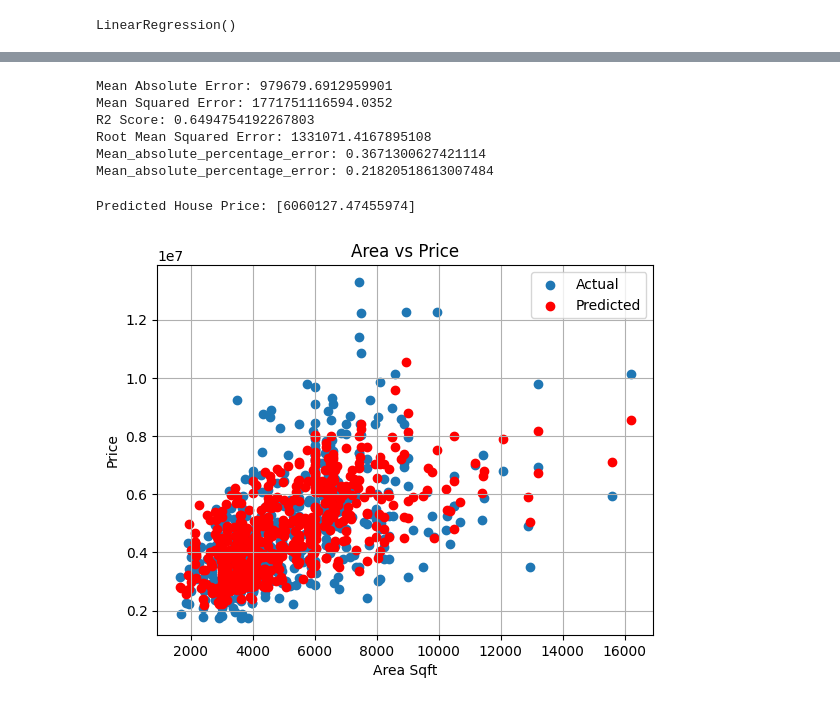
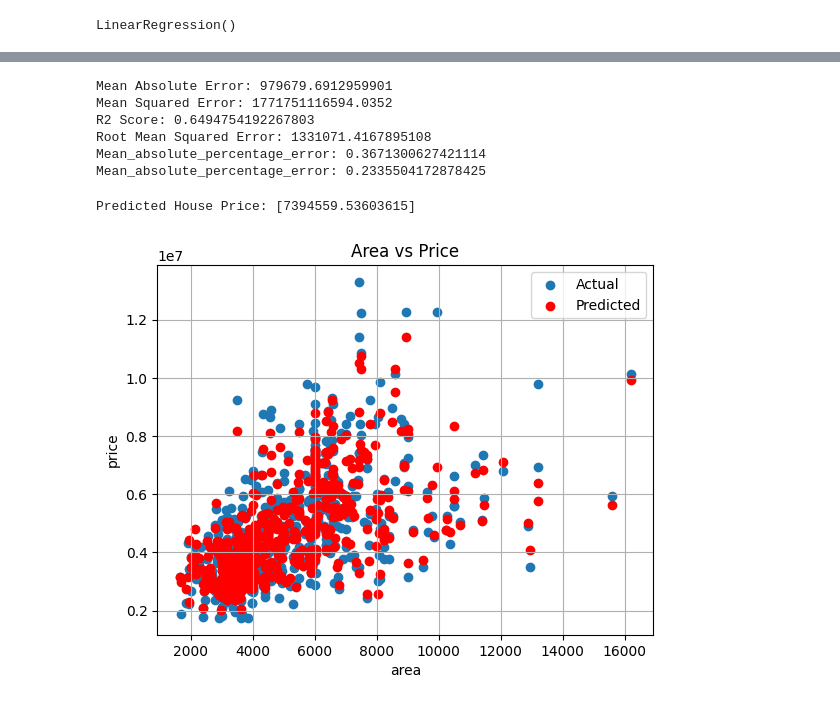
Before and after one commit to hajirafkhalid2219/AI-VIDYA, a Jupyter notebook: house_price_AV.ipynb, the cells around one changed output, grey strips where cells are left out. Cells and saved outputs as stored; diff of their text form; code cells hidden in the pictures.

```diff
--- a/house_price_AV.ipynb
+++ b/house_price_AV.ipynb
@@ -51,11 +51,13 @@ dtypes: int64(6), object(7)
 memory usage: 55.5+ KB
 # %%
 #Convert dat types to numbers
-binary_cols = ['mainroad', 'guestroom', 'basement', 'hotwaterheating', 'airconditioning', 'prefarea', 'furnishingstatus']
-for col in binary_cols:
+# Separate binary 'yes'/'no' columns from 'furnishingstatus'
+yes_no_cols = ['mainroad', 'guestroom', 'basement', 'hotwaterheating', 'airconditioning', 'prefarea']
+for col in yes_no_cols:
     df[col] = df[col].replace({'yes': 1, 'no': 0})
-    df[col]=df[col].replace('unfurnished',0)
-    df[col]=df[col].replace('semi-furnished',1)
-    df[col]=df[col].replace('furnished',2 )
-    print(df.head(10))
+
+# Ordinally encode 'furnishingstatus'
+df['furnishingstatus'] = df['furnishingstatus'].replace({'unfurnished': 0, 'semi-furnished': 1, 'furnished': 2})
+
+print(df.head(5))
 # %% [output]
@@ -196,21 +211,0 @@ plt.show()
-# %%
-df = pd.DataFrame(df)
-
-# Select the top 5 rows for prediction/fitting
-df_top5 = df.head(5)
-# Prepare data (X must be 2D)
-X_train = df_top5[['area', 'bedrooms','bathrooms','stories','basement','guestroom']]
-y_train = df_top5['price']
-
-
-# Initialize and fit the model
-model = LinearRegression()
-model.fit(X_train, y_train)
-
-# Predict on the same top 5 rows
-predictions = model.predict(X_train)
-
-# Display results
-df_top5 = df_top5.copy()
-df_top5['Predicted'] = predictions
-print(df_top5)
@@ -272,29 +246,33 @@ Mean Squared Error: 1771751116594.0352
 R2 Score: 0.6494754192267803
 Root Mean Squared Error: 1331071.4167895108
 Mean_absolute_percentage_error: 0.3671300627421114
-Mean_absolute_percentage_error: 0.21820518613007484
+Mean_absolute_percentage_error: 0.2335504172878425
 # %%
 #Predict for new house
-# Assuming default values (0) for basement, hotwaterheating, airconditioning, parking, prefarea, furnishingstatus if not specified
+# Assuming for basement, hotwaterheating, airconditioning, parking, prefarea, furnishingstatus if not specified
 # The order of features should match X: ['area', 'bedrooms', 'bathrooms', 'stories', 'mainroad', 'guestroom', 'basement', 'hotwaterheating', 'airconditioning', 'parking', 'prefarea', 'furnishingstatus']
-NewHOUSE_data = [[6500, 3, 2, 4, 1, 1, 0, 0, 0, 0, 0, 0]]
+NewHOUSE_data = [[6500, 3, 2, 4, 1, 1, 0, 1, 0, 1, 0, 2]]
 # Create a DataFrame with feature names for prediction
 NewHOUSE_df = pd.DataFrame(NewHOUSE_data, columns=['area', 'bedrooms', 'bathrooms', 'stories', 'mainroad', 'guestroom', 'basement', 'hotwaterheating', 'airconditioning', 'parking', 'prefarea', 'furnishingstatus'])
 prediction=model.predict(NewHOUSE_df)
 print("Predicted House Price:",prediction)
 # %% [output]
-Predicted House Price: [6060127.47455974]
+Predicted House Price: [7394559.53603615]
 # %%
 #Visualisation
 import matplotlib.pyplot as plt
 
+# Define X_full explicitly for the entire dataframe with all features used for training
+X_full_df = df[['area', 'bedrooms', 'bathrooms', 'stories', 'mainroad', 'guestroom', 'basement', 'hotwaterheating', 'airconditioning', 'parking', 'prefarea', 'furnishingstatus']]
+predictions_full = model_RFR.predict(X_full_df)
+
 plt.scatter(df['area'],df['price'],label="Actual")
-plt.scatter(df['area'],model.predict(X),color='red',label="Predicted")
-plt.xlabel('Area Sqft')
-plt.ylabel('Price')
+plt.scatter(df['area'],predictions_full,color='red',label="Predicted")
+plt.xlabel('area')
+plt.ylabel('price')
 plt.title('Area vs Price')
 plt.grid(True)
 plt.legend()
 plt.show()
 # %% [output]
-[figure, old version]
+[figure, new version]
```
Also changed, not shown: parts of 6 cells of this notebook.
